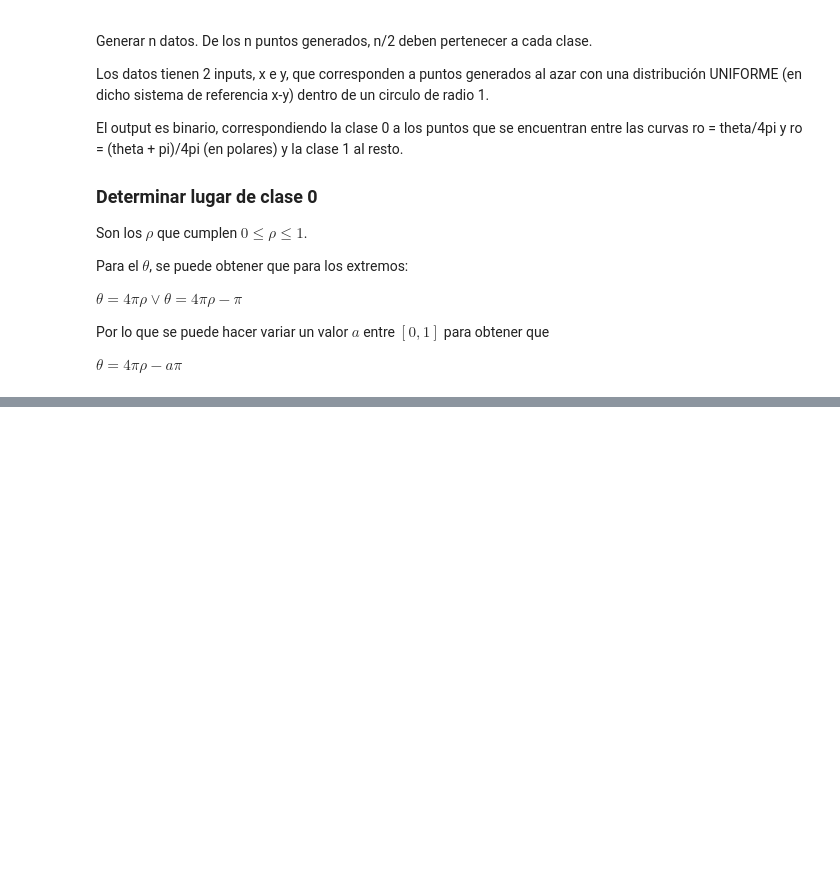
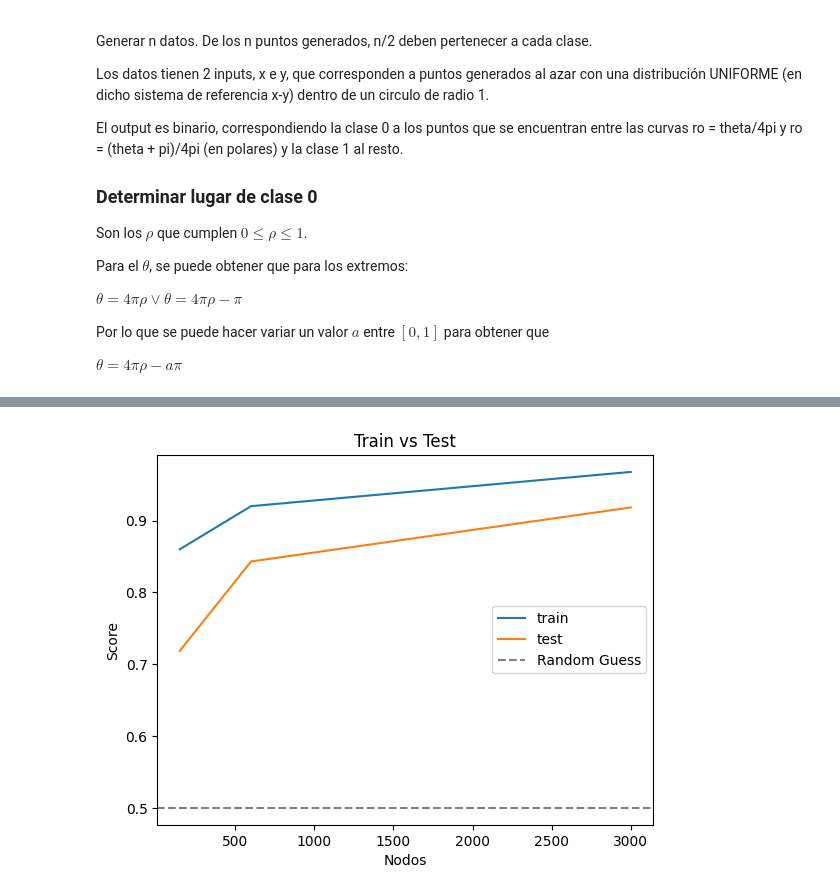
Before and after one commit to DonBerge/IIA-TPS, a Jupyter notebook: TP3/IIA24_ML_Generacion.ipynb, the cells around one changed output, grey strips where cells are left out. Cells and saved outputs as stored; diff of their text form; code cells hidden in the pictures; blank space fills up the shorter version.

```diff
--- a/TP3/IIA24_ML_Generacion.ipynb
+++ b/TP3/IIA24_ML_Generacion.ipynb
@@ -185,0 +209,85 @@ plot(espirales(1000))
+# %%
+from sklearn.tree import DecisionTreeClassifier
+from sklearn import metrics
+import time
+
+clf = DecisionTreeClassifier(criterion="entropy",min_impurity_decrease=0.002,random_state=0,min_samples_leaf=5)
+
+
+testSample = espirales(10000)
+
+X_test = testSample['input'].tolist()
+Y_test = testSample['output'].tolist()
+
+
+def clfTrain(nnodes):
+    e = espirales(nnodes)
+    X_train = e['input'].tolist()
+    Y_train = e['output'].tolist()
+
+    clf.fit(X_train, Y_train)
+
+    return [clf.score(X_train, Y_train), clf.score(X_test, Y_test)]
+
+def trainWith(nnodes, trainFun=clfTrain):
+    TRAININGS = 1
+
+    train_scores = []
+    test_scores = []
+
+    for _ in range(TRAININGS):
+        trainScore, testScore = trainFun(nnodes)
+        train_scores.append(trainScore)
+        test_scores.append(testScore)
+        time.sleep(0.1) # Ayuda a generar los datos aleatorios cambiando la
+                        # semilla
+
+    # Devuelvo el promedio de las puntuaciones
+    return np.mean(train_scores), np.mean(test_scores)
+
+def plotTrainTest():
+    Xs = [150,600,3000]
+    trainValues = [trainWith(x) for x in Xs]
+
+    df = pd.DataFrame(trainValues, columns=['train', 'test'])
+
+
+    plt.plot(Xs, df['train'], label='train')
+    plt.plot(Xs, df['test'], label='test')
+
+    # Plot a dashed line at y=0.5, representing the random guess
+    plt.axhline(y=0.5, color='gray', linestyle='--', label='Random Guess')
+
+    plt.title('Train vs Test')
+    plt.xlabel('Nodos')
+    plt.ylabel('Score')
+    plt.legend()
+
+    return plot
+
+# ----
+
+from sklearn.metrics import RocCurveDisplay
+
+def rocPlot():
+    xs = [150, 600, 3000]
+
+    fig, ax = plt.subplots(figsize=(8, 6))
+
+    for x in xs:
+        e = espirales(x)
+        X_train = e['input'].tolist()
+        Y_train = e['output'].tolist()
+
+        clf.fit(X_train, Y_train)
+
+        RocCurveDisplay.from_estimator(clf, X_test, Y_test,label="{} nodos".format(x), ax=ax, alpha=0.5)
+
+    # Graficar la diagonal
+    plt.plot([0, 1], [0, 1], 'k--', label='Random Guess')
+
+plotTrainTest()
+
+rocPlot()
+# %% [output]
+[figure, added]
```
Also changed, not shown: parts of 18 cells of this notebook, 2 other files.
